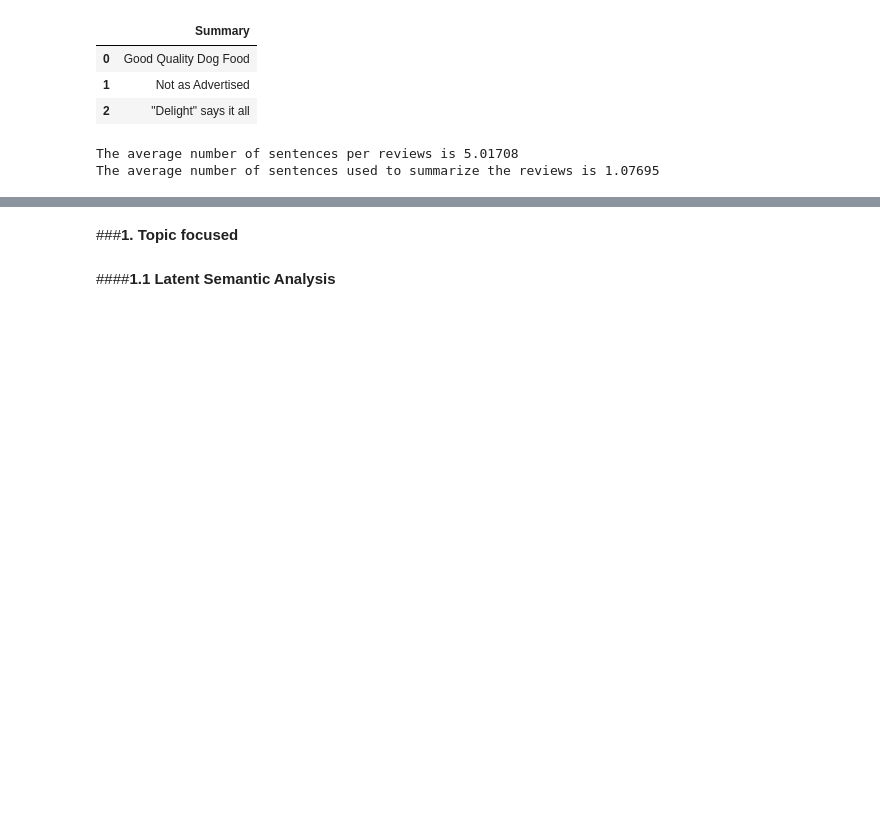
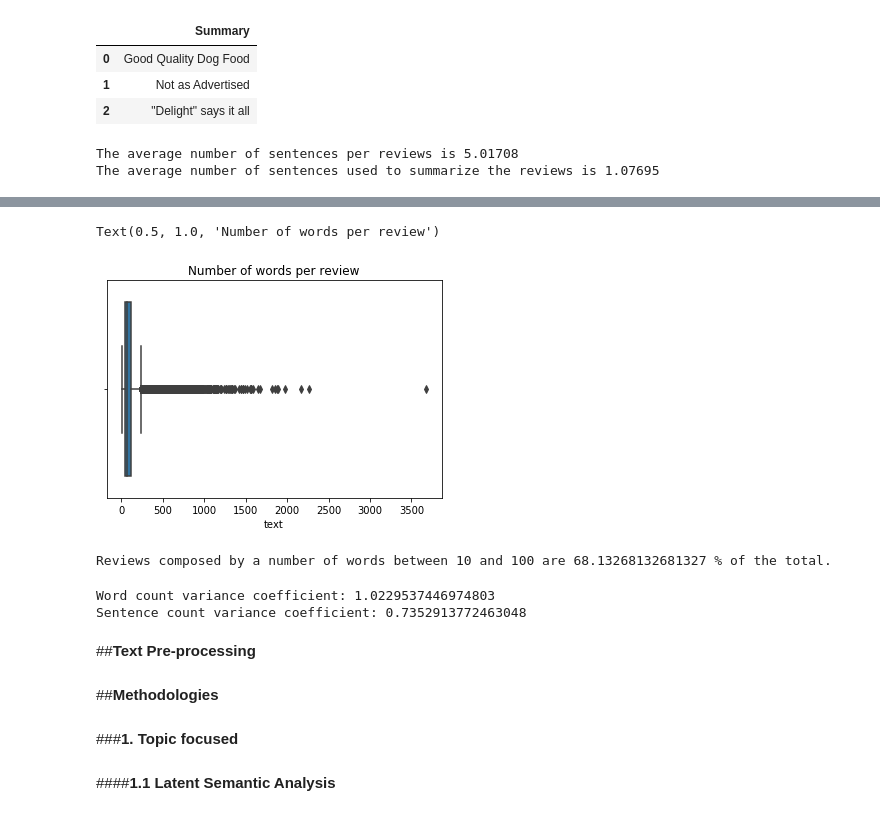
Before and after one commit to RCrvro/Text-Summarization-Project, a Jupyter notebook: Text Mining Project - Riccardo Cervero_794126.ipynb, the cells around one changed output, grey strips where cells are left out. Drawn from its saved outputs; the diff is of its cells as text; code cells hidden in the pictures; blank space fills up the shorter version.

```diff
--- a/Text Mining Project - Riccardo Cervero_794126.ipynb
+++ b/Text Mining Project - Riccardo Cervero_794126.ipynb
@@ -73,0 +102,19 @@ The summaries have at least 1 words and at most 11
+# %%
+#Boxplot of number of words per review
+sns.boxplot(graph_df.text).set_title('Number of words per review')
+# %% [output]
+Text(0.5, 1.0, 'Number of words per review')
+[figure, added]
+# %%
+#Check concentration of number of words per review
+print("Reviews composed by a number of words between 10 and 100 are",len(graph_df[(graph_df["text"]<100) & (graph_df["text"]>10)])/len(graph_df)*100,"% of the total.")
+# %% [output]
+Reviews composed by a number of words between 10 and 100 are 68.13268132681327 % of the total.
+# %%
+print("Word count variance coefficient:",stdev(graph_df.text)/mean(graph_df.text))
+print("Sentence count variance coefficient:",stdev(graph_df_.text)/mean(graph_df_.text))
+# %% [output]
+Word count variance coefficient: 1.0229537446974803
+Sentence count variance coefficient: 0.7352913772463048
+# %% [markdown]
+##**Text Pre-processing**
@@ -74,3 +169,5 @@ The summaries have at least 1 words and at most 11
+# %% [markdown]
+##**Methodologies**
 # %% [markdown]
 ###**1. Topic focused**
 # %% [markdown]
```
Also changed, not shown: parts of 27 cells of this notebook.
